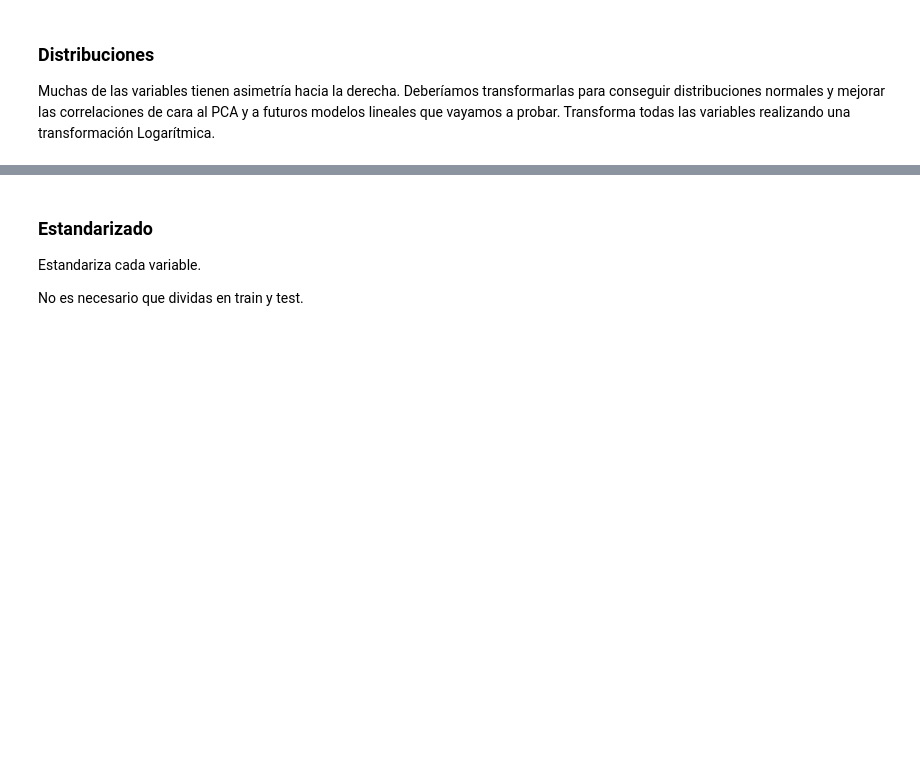
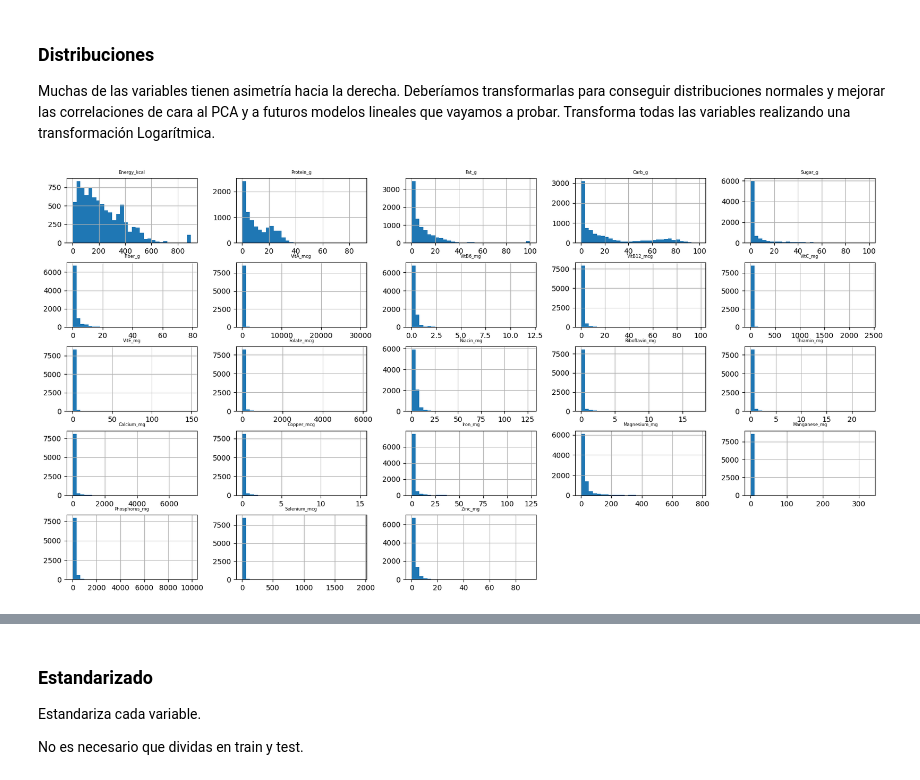
Before and after one commit to Mlcruz9/DS_TheBridgeBBK_SBIL2023, a Jupyter notebook: 3-Machine_Learning/2-No_Supervisado/2-PCA/Practica/1_Nutrition PCA.ipynb, the cells around one changed output, grey strips where cells are left out. Saved outputs shown, nothing was run; the diff lists cells and outputs as text; code cells hidden in the pictures; blank space fills up the shorter version.

```diff
--- a/3-Machine_Learning/2-No_Supervisado/2-PCA/Practica/1_Nutrition PCA.ipynb
+++ b/3-Machine_Learning/2-No_Supervisado/2-PCA/Practica/1_Nutrition PCA.ipynb
@@ -19,0 +112,2 @@ from sklearn.preprocessing import StandardScaler
+# %%
+df.drop(columns= df.columns[df.columns.str.contains('USRDA')], inplace= True)
@@ -20,3 +134,5 @@ from sklearn.preprocessing import StandardScaler
 # %% [markdown]
 ### Variables no numéricas
 Elimina las variables de texto del dataset
+# %%
+df = df.select_dtypes(exclude= ['object'])
@@ -24,5 +156,7 @@ Elimina las variables de texto del dataset
 ### Distribuciones
 Muchas de las variables tienen asimetría hacia la derecha. Deberíamos transformarlas para conseguir distribuciones normales y mejorar las correlaciones de cara al PCA y a futuros modelos lineales que vayamos a probar. Transforma todas las variables realizando una transformación Logarítmica.
 # %%
-# fig = df.hist(bins=30, figsize=(20, 10))
-# [x.title.set_size(6) for x in fig.ravel()];
+fig = df.hist(bins=30, figsize=(20, 10))
+[x.title.set_size(6) for x in fig.ravel()];
+# %% [output]
+[figure, added]
```
Also changed, not shown: parts of 32 cells of this notebook, 1 other file.
